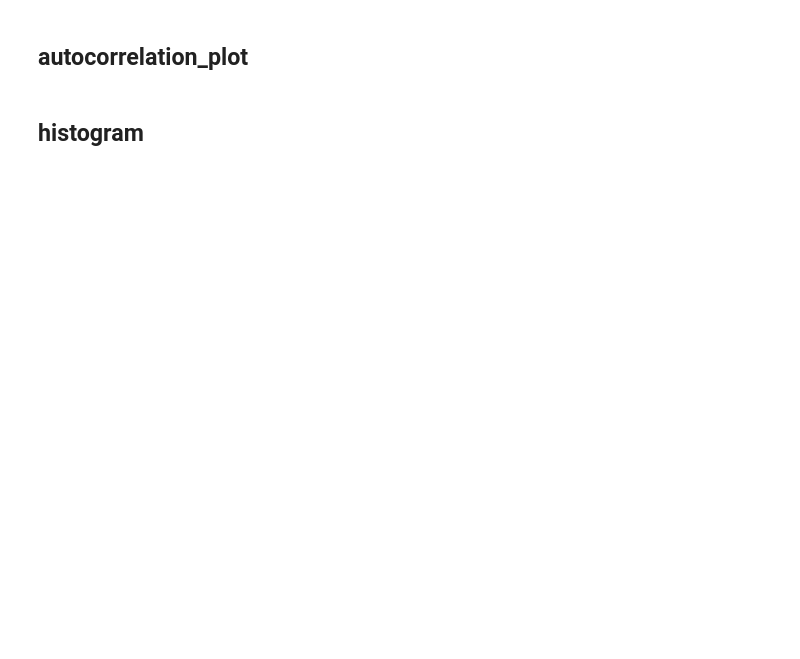
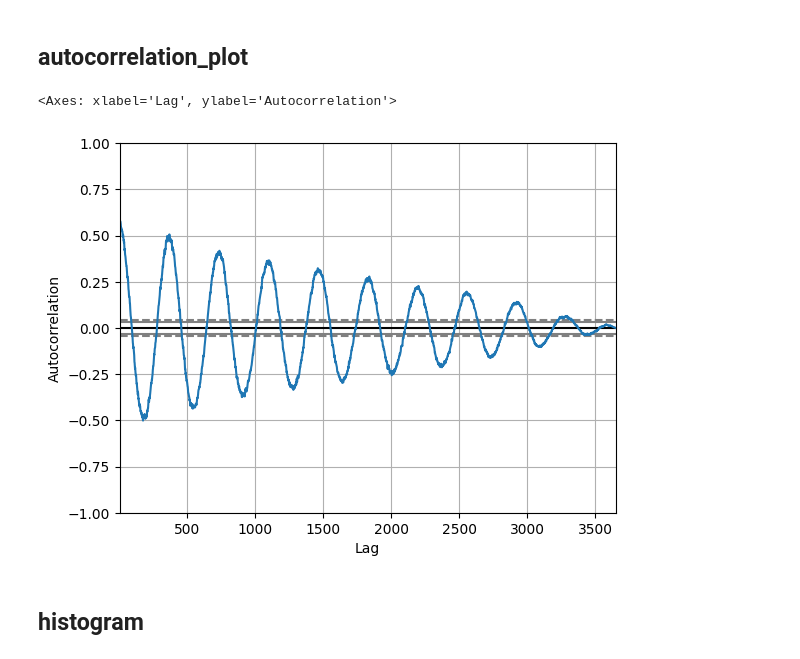
Before and after one commit to Friend09/practise-jb-timeseries, a Jupyter notebook: notebooks/practise_chapter_06.ipynb, the cells around one changed output. Cells and saved outputs as stored; diff of their text form; code cells hidden in the pictures; blank space fills up the shorter version.

```diff
--- a/notebooks/practise_chapter_06.ipynb
+++ b/notebooks/practise_chapter_06.ipynb
@@ -69,3 +69,12 @@ ds.plot(kind="kde")
 [figure]
 # %% [markdown]
 ## heat_map_monthly
+# %%
+import pandas as pd
+import matplotlib.pyplot as plt
+
+ds = pd.read_csv(
+    "../data/daily-minimum-temperatures.csv", header=0, index_col=0, parse_dates=True
+).squeeze()
+
+ds
@@ -72,4 +123,11 @@ ds.plot(kind="kde")
 # %% [markdown]
 ## autocorrelation_plot
+# %%
+from pandas.plotting import autocorrelation_plot
+
+autocorrelation_plot(ds)
+# %% [output]
+<Axes: xlabel='Lag', ylabel='Autocorrelation'>
+[figure, added]
 # %% [markdown]
 ## histogram
```
Also changed, not shown: parts of 22 cells of this notebook.
